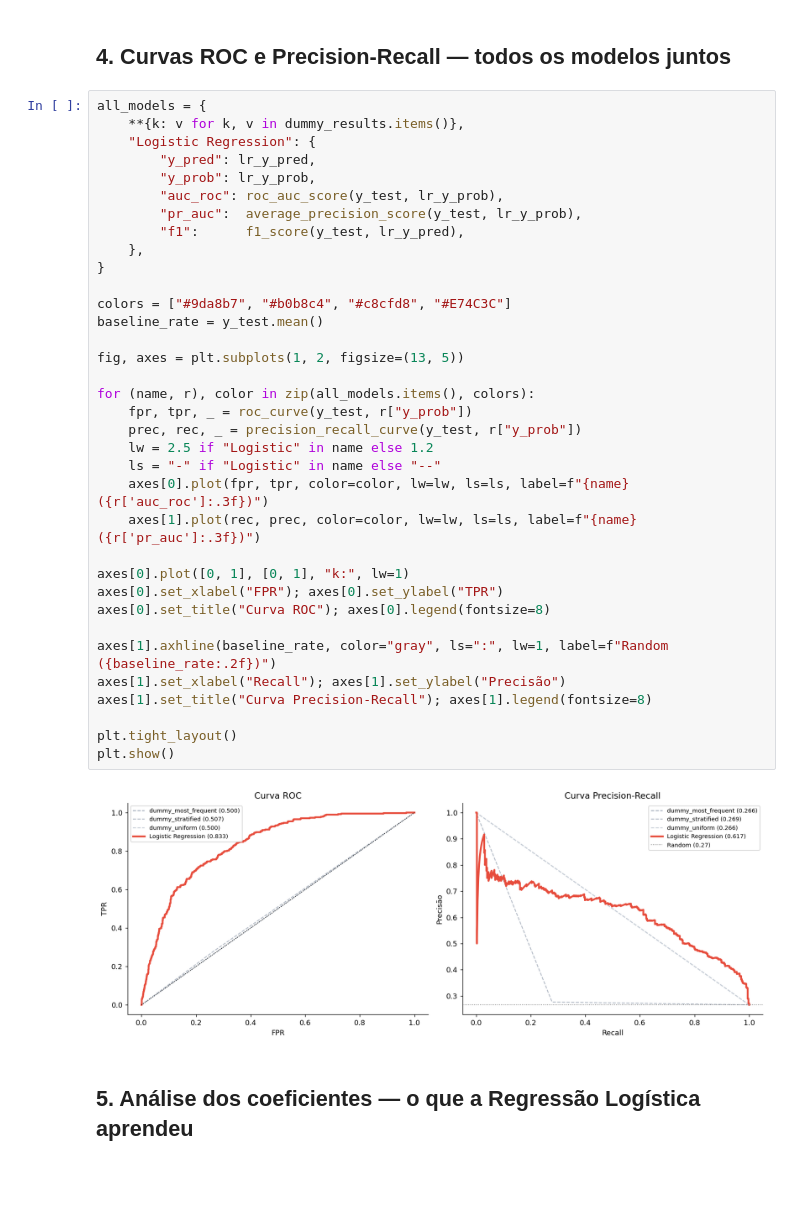
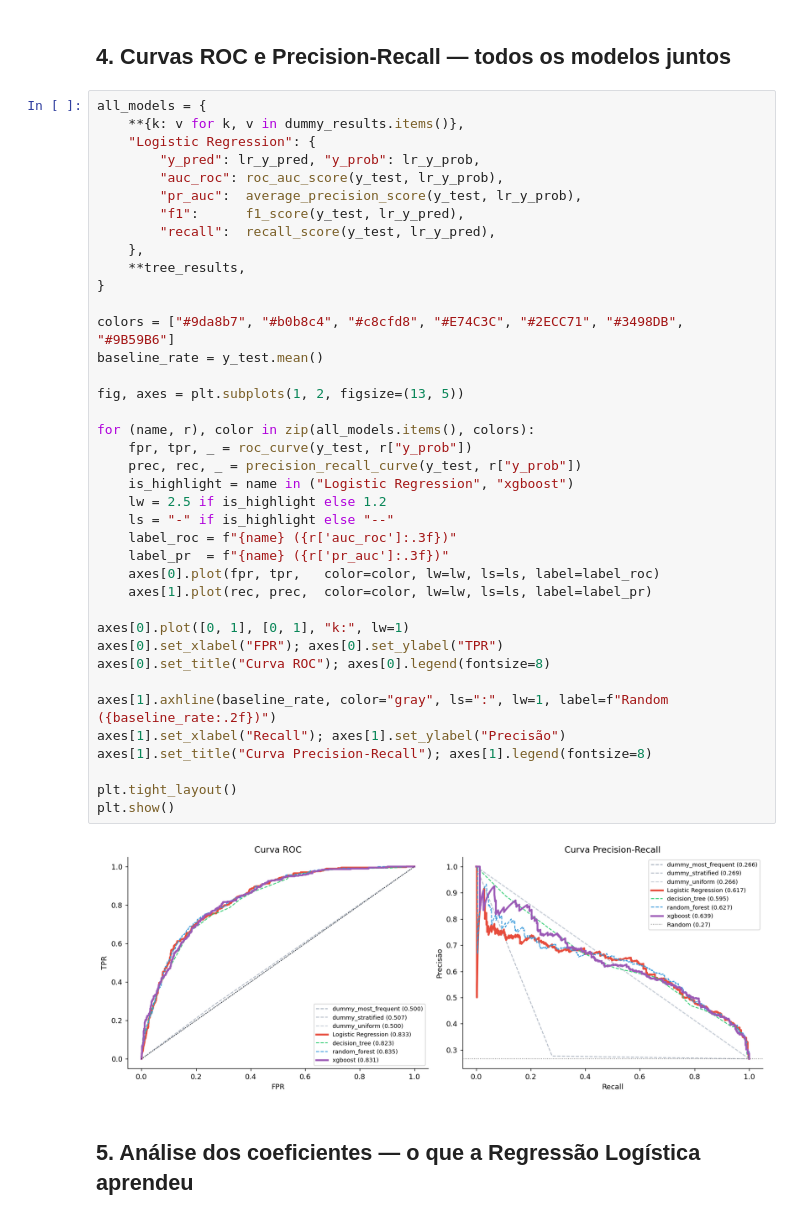
Before and after one commit to MurilloCardoso/nlp-churn-rating, a Jupyter notebook: notebooks/Baselines.ipynb, the cells around one changed output. Saved outputs shown, nothing was run; the diff lists cells and outputs as text; blank space fills up the shorter version.

```diff
--- a/notebooks/Baselines.ipynb
+++ b/notebooks/Baselines.ipynb
@@ -346,40 +425,44 @@ Validação cruzada — Regressão Logística (5-fold estratificado)
 # %%
 all_models = {
     **{k: v for k, v in dummy_results.items()},
     "Logistic Regression": {
-        "y_pred": lr_y_pred,
-        "y_prob": lr_y_prob,
+        "y_pred": lr_y_pred, "y_prob": lr_y_prob,
         "auc_roc": roc_auc_score(y_test, lr_y_prob),
         "pr_auc":  average_precision_score(y_test, lr_y_prob),
         "f1":      f1_score(y_test, lr_y_pred),
+        "recall":  recall_score(y_test, lr_y_pred),
     },
+    **tree_results,
 }
 
-colors = ["#9da8b7", "#b0b8c4", "#c8cfd8", "#E74C3C"]
+colors = ["#9da8b7", "#b0b8c4", "#c8cfd8", "#E74C3C", "#2ECC71", "#3498DB", "#9B59B6"]
 baseline_rate = y_test.mean()
 
 fig, axes = plt.subplots(1, 2, figsize=(13, 5))
 
 for (name, r), color in zip(all_models.items(), colors):
     fpr, tpr, _ = roc_curve(y_test, r["y_prob"])
     prec, rec, _ = precision_recall_curve(y_test, r["y_prob"])
-    lw = 2.5 if "Logistic" in name else 1.2
-    ls = "-" if "Logistic" in name else "--"
-    axes[0].plot(fpr, tpr, color=color, lw=lw, ls=ls, label=f"{name} ({r['auc_roc']:.3f})")
-    axes[1].plot(rec, prec, color=color, lw=lw, ls=ls, label=f"{name} ({r['pr_auc']:.3f})")
+    is_highlight = name in ("Logistic Regression", "xgboost")
+    lw = 2.5 if is_highlight else 1.2
+    ls = "-" if is_highlight else "--"
+    label_roc = f"{name} ({r['auc_roc']:.3f})"
+    label_pr  = f"{name} ({r['pr_auc']:.3f})"
+    axes[0].plot(fpr, tpr,   color=color, lw=lw, ls=ls, label=label_roc)
+    axes[1].plot(rec, prec,  color=color, lw=lw, ls=ls, label=label_pr)
 
 axes[0].plot([0, 1], [0, 1], "k:", lw=1)
 axes[0].set_xlabel("FPR"); axes[0].set_ylabel("TPR")
 axes[0].set_title("Curva ROC"); axes[0].legend(fontsize=8)
 
 axes[1].axhline(baseline_rate, color="gray", ls=":", lw=1, label=f"Random ({baseline_rate:.2f})")
 axes[1].set_xlabel("Recall"); axes[1].set_ylabel("Precisão")
 axes[1].set_title("Curva Precision-Recall"); axes[1].legend(fontsize=8)
 
 plt.tight_layout()
 plt.show()
 # %% [output]
-[figure, old version]
+[figure, new version]
 # %% [markdown]
 ## 5. Análise dos coeficientes — o que a Regressão Logística aprendeu
 # %%
```
Also changed, not shown: parts of 8 cells of this notebook, 4 other files.
